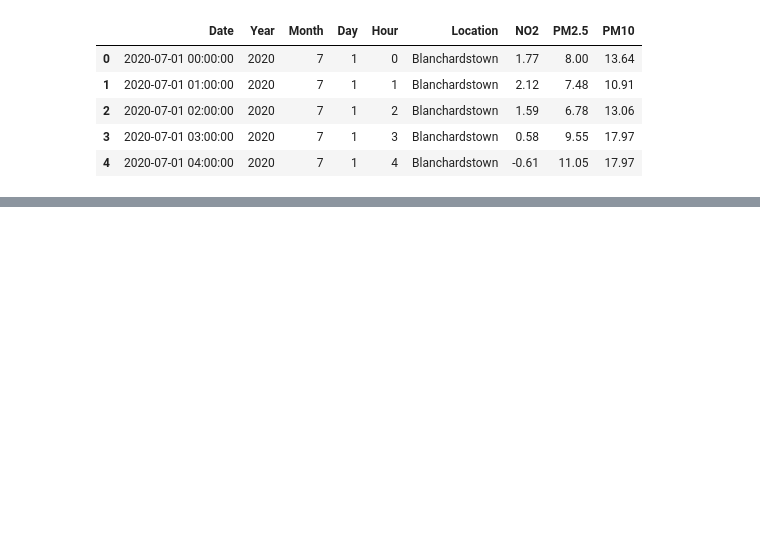
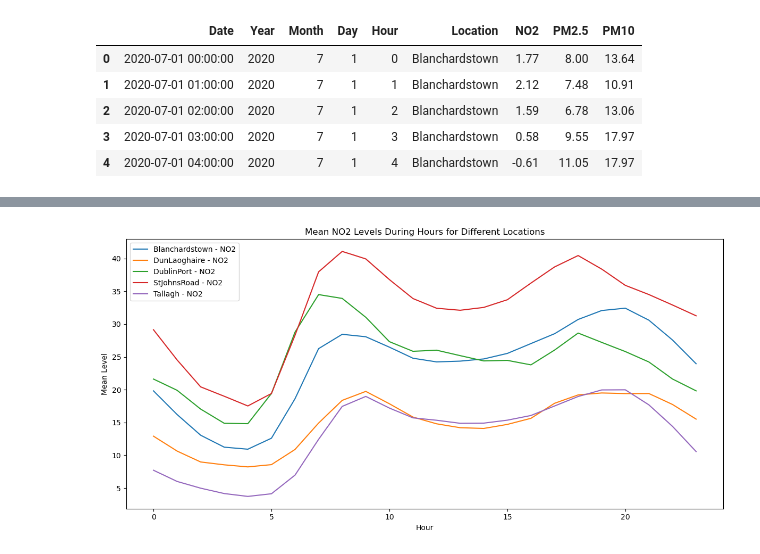
Before and after one commit to zsolt-adam/Final-project, a Jupyter notebook: Air Pollution.ipynb, the cells around one changed output, grey strips where cells are left out. Cells and saved outputs as stored; diff of their text form; code cells hidden in the pictures; blank space fills up the shorter version.

Commit message:
graphs

```diff
--- a/Air Pollution.ipynb
+++ b/Air Pollution.ipynb
@@ -132,0 +210,4 @@ dfs.head()
+# %%
+# Get unique locations and pollutants
+pollutants = ['NO2', 'PM2.5', 'PM10']
+locations = dfs['Location'].unique()
@@ -132,0 +283,22 @@ dfs.head()
+# %%
+# Group by 'Location' and 'Hour', calculate the mean of pollutants
+mean_NO2 = dfs.groupby(['Location', 'Hour'])['NO2'].mean().reset_index()
+
+# Create subplots for each pollutant
+plt.figure(figsize=(12, 6))
+
+# Plot mean levels of pollutants for each location
+for location in locations:
+    location_data = mean_NO2[mean_NO2['Location'] == location]
+    plt.plot(location_data['Hour'], location_data['NO2'], label=f'{location} - NO2')
+
+plt.xlabel('Hour', fontsize=15)
+plt.ylabel('Mean Level', fontsize=15)
+plt.title('Mean NO2 Levels During Hours for Different Locations', fontsize=18, weight='bold', pad=15)
+plt.legend()
+plt.tight_layout()
+
+# Show the plot
+plt.show()
+# %% [output]
+[figure, added]
```
Also changed, not shown: parts of 15 cells of this notebook, 2 other files.
